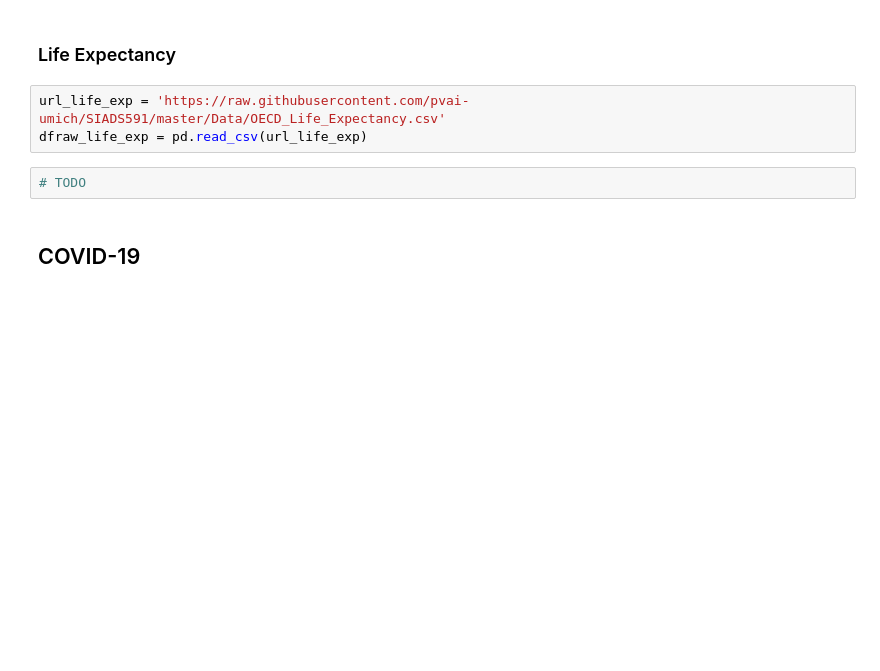
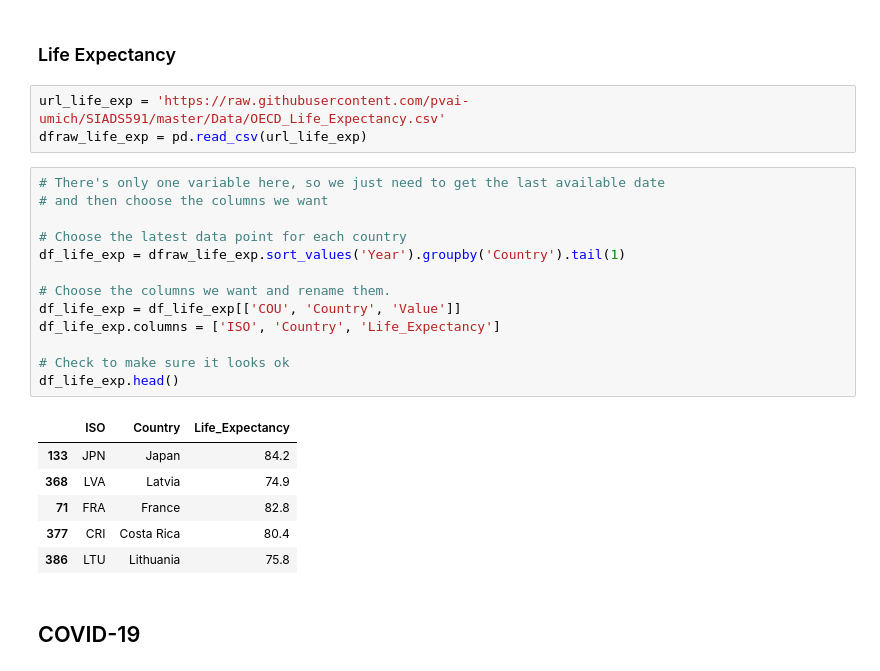
Before and after one commit to pvai-umich/SIADS591, a Jupyter notebook: Project_v1.1.ipynb, the cells around one changed output. Drawn from its saved outputs; the diff is of its cells as text; blank space fills up the shorter version.

```diff
--- a/Project_v1.1.ipynb
+++ b/Project_v1.1.ipynb
@@ -244,8 +274,26 @@ array(['Mean financial assets per household (current prices)',
 # %%
 url_life_exp = 'https://raw.githubusercontent.com/pvai-umich/SIADS591/master/Data/OECD_Life_Expectancy.csv'
 dfraw_life_exp = pd.read_csv(url_life_exp)
-# %%
-# TODO
+# %%
+# There's only one variable here, so we just need to get the last available date
+# and then choose the columns we want
+
+# Choose the latest data point for each country
+df_life_exp = dfraw_life_exp.sort_values('Year').groupby('Country').tail(1)
+
+# Choose the columns we want and rename them.
+df_life_exp = df_life_exp[['COU', 'Country', 'Value']]
+df_life_exp.columns = ['ISO', 'Country', 'Life_Expectancy']
+
+# Check to make sure it looks ok
+df_life_exp.head()
+# %% [output]
+|  | ISO | Country | Life_Expectancy |
+| 133 | JPN | Japan | 84.2 |
+| 368 | LVA | Latvia | 74.9 |
+| 71 | FRA | France | 82.8 |
+| 377 | CRI | Costa Rica | 80.4 |
+| 386 | LTU | Lithuania | 75.8 |
 # %% [markdown]
 ## COVID-19
 # %% [markdown]
```
Also changed, not shown: parts of 5 cells of this notebook.
